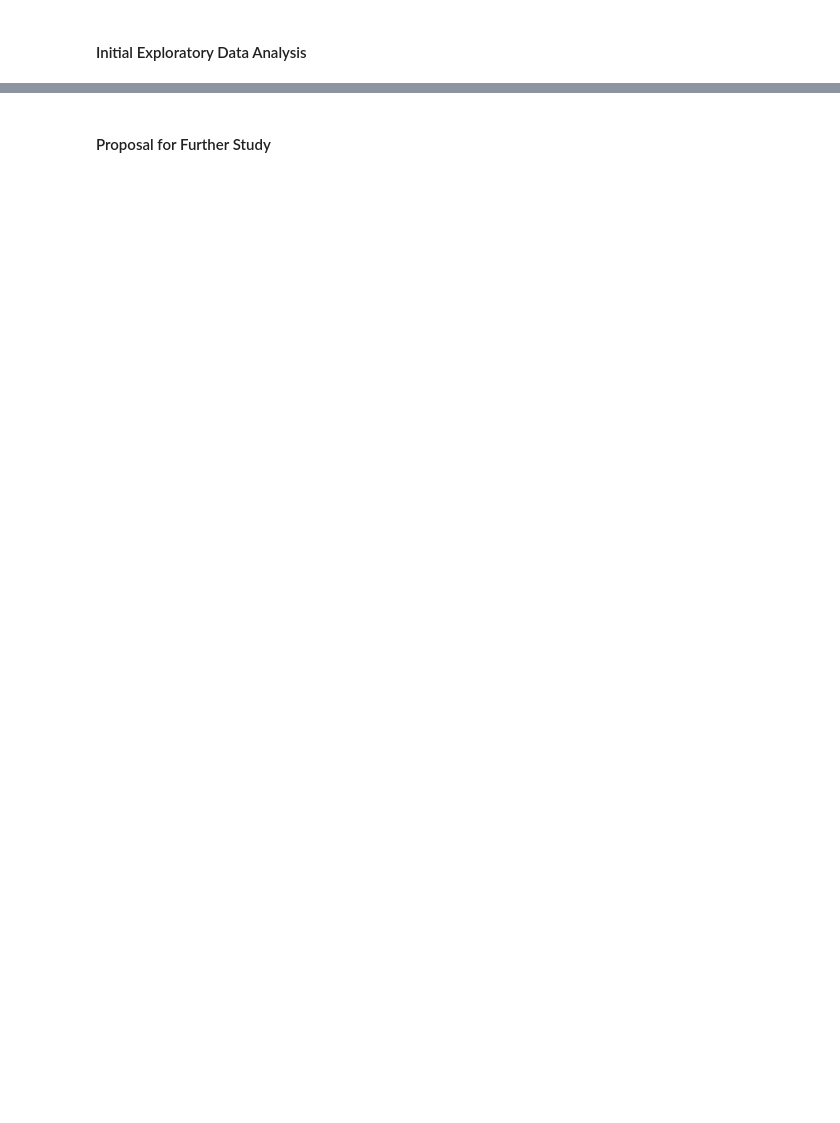
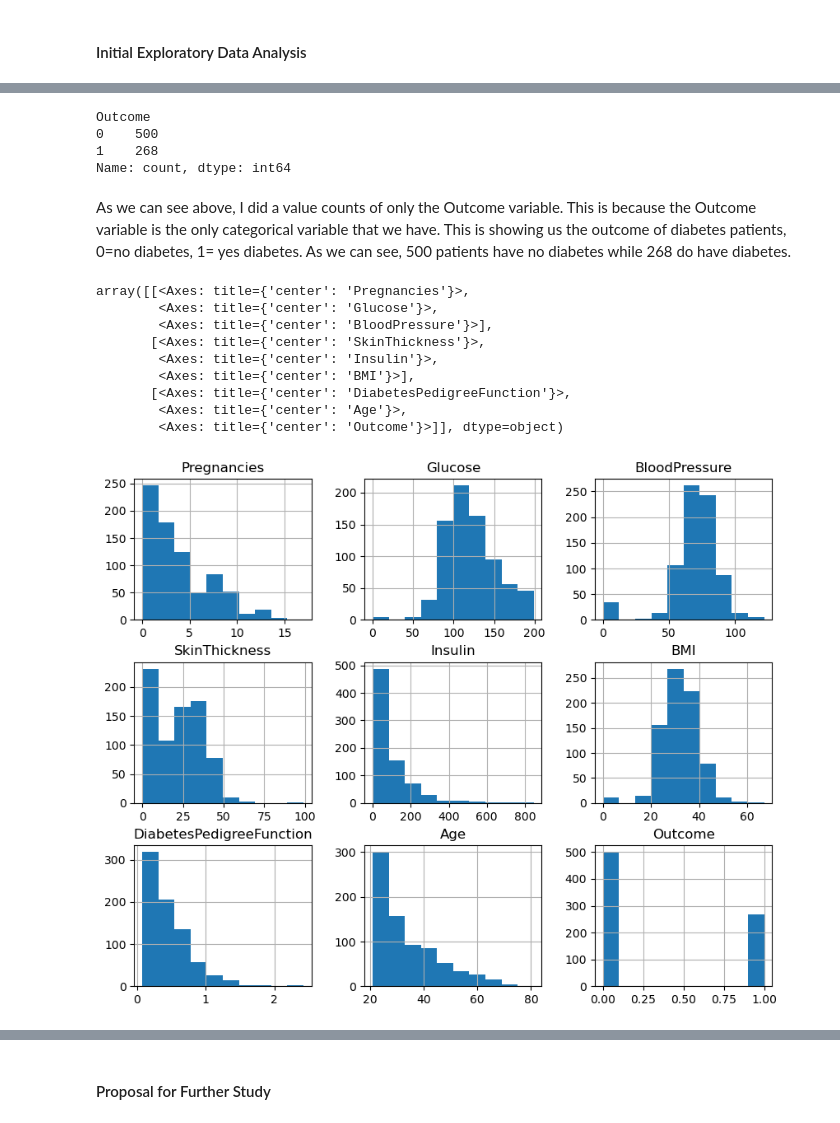
Before and after one commit to ehernandez0904/Data-101-Fall-2025, a Jupyter notebook: Project Proposal.ipynb, the cells around one changed output, grey strips where cells are left out. Cells and saved outputs as stored; diff of their text form; code cells hidden in the pictures; blank space fills up the shorter version.

```diff
--- a/Project Proposal.ipynb
+++ b/Project Proposal.ipynb
@@ -45,0 +42,4 @@ Some initial questions to explore are:
+# %%
+DF_raw=pd.read_csv('diabetes.csv')
+
+DF_raw
@@ -45,0 +87,22 @@ Some initial questions to explore are:
+# %%
+DF_raw['Outcome'].value_counts()
+# %% [output]
+Outcome
+0    500
+1    268
+Name: count, dtype: int64
+# %% [markdown]
+As we can see above, I did a value counts of only the Outcome variable. This is because the Outcome variable is the only categorical variable that we have. This is showing us the outcome of diabetes patients, 0=no diabetes, 1= yes diabetes. As we can see, 500 patients have no diabetes while 268 do have diabetes.
+# %%
+DF_raw.hist(figsize=(10,8))
+# %% [output]
+array([[<Axes: title={'center': 'Pregnancies'}>,
+        <Axes: title={'center': 'Glucose'}>,
+        <Axes: title={'center': 'BloodPressure'}>],
+       [<Axes: title={'center': 'SkinThickness'}>,
+        <Axes: title={'center': 'Insulin'}>,
+        <Axes: title={'center': 'BMI'}>],
+       [<Axes: title={'center': 'DiabetesPedigreeFunction'}>,
+        <Axes: title={'center': 'Age'}>,
+        <Axes: title={'center': 'Outcome'}>]], dtype=object)
+[figure, added]
```
Also changed, not shown: parts of 15 cells of this notebook.
